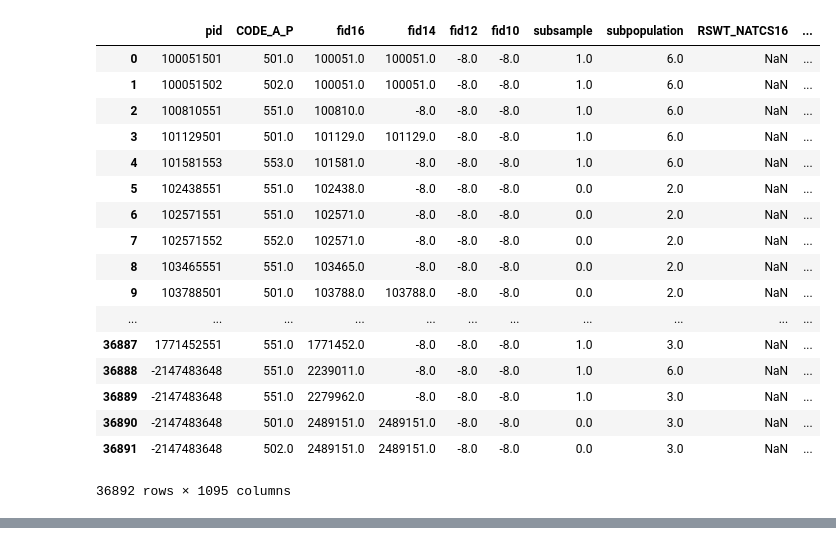
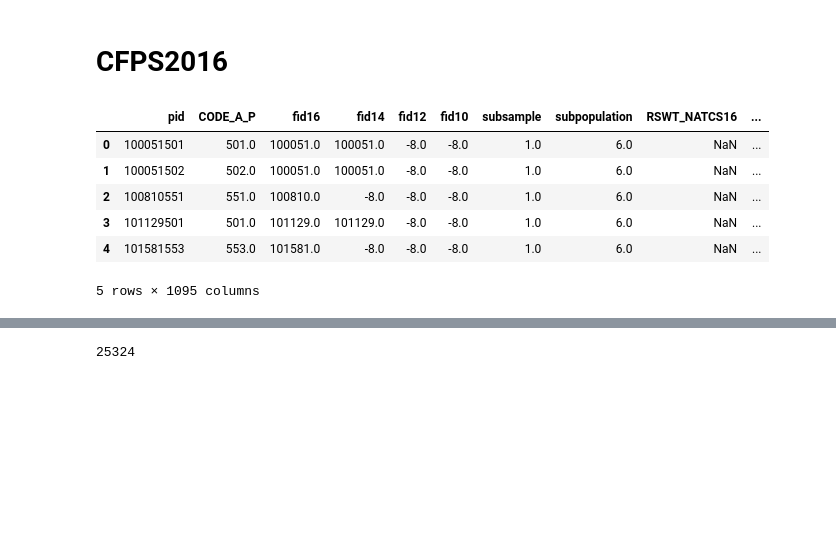
Before and after one commit to yirav/Learning, a Jupyter notebook: cfps2016.ipynb, the cells around one changed output, grey strips where cells are left out. Drawn from its saved outputs; the diff is of its cells as text; code cells hidden in the pictures; blank space fills up the shorter version.

```diff
--- a/cfps2016.ipynb
+++ b/cfps2016.ipynb
@@ -3,6 +3,8 @@ import pandas as pd
 import numpy as np
 from matplotlib import pyplot as plt
 import math
+# %% [markdown]
+# CFPS2016
 # %%
 # 成人问卷
 df1=pd.read_sas('CFPS2016/cfps2016adult_201906.sas7bdat')
@@ -13,26 +15,15 @@ df2=pd.read_sas('CFPS2016/cfps2016famconf_201804.sas7bdat')
 df2[['pid','pid_f']]=df2[['pid','pid_f']].astype(int)
 # %%
 # 个人库
-df1
+df1.head()
 # %% [output]
 |  | pid | CODE_A_P | fid16 | fid14 | fid12 | fid10 | subsample | subpopulation | RSWT_NATCS16 | ... |
 | 0 | 100051501 | 501.0 | 100051.0 | 100051.0 | -8.0 | -8.0 | 1.0 | 6.0 | NaN | ... |
 | 1 | 100051502 | 502.0 | 100051.0 | 100051.0 | -8.0 | -8.0 | 1.0 | 6.0 | NaN | ... |
 | 2 | 100810551 | 551.0 | 100810.0 | -8.0 | -8.0 | -8.0 | 1.0 | 6.0 | NaN | ... |
 | 3 | 101129501 | 501.0 | 101129.0 | 101129.0 | -8.0 | -8.0 | 1.0 | 6.0 | NaN | ... |
 | 4 | 101581553 | 553.0 | 101581.0 | -8.0 | -8.0 | -8.0 | 1.0 | 6.0 | NaN | ... |
-| 5 | 102438551 | 551.0 | 102438.0 | -8.0 | -8.0 | -8.0 | 0.0 | 2.0 | NaN | ... |
-| 6 | 102571551 | 551.0 | 102571.0 | -8.0 | -8.0 | -8.0 | 0.0 | 2.0 | NaN | ... |
-| 7 | 102571552 | 552.0 | 102571.0 | -8.0 | -8.0 | -8.0 | 0.0 | 2.0 | NaN | ... |
-| 8 | 103465551 | 551.0 | 103465.0 | -8.0 | -8.0 | -8.0 | 0.0 | 2.0 | NaN | ... |
-| 9 | 103788501 | 501.0 | 103788.0 | 103788.0 | -8.0 | -8.0 | 0.0 | 2.0 | NaN | ... |
-| ... | ... | ... | ... | ... | ... | ... | ... | ... | ... | ... |
-| 36887 | 1771452551 | 551.0 | 1771452.0 | -8.0 | -8.0 | -8.0 | 1.0 | 3.0 | NaN | ... |
-| 36888 | -2147483648 | 551.0 | 2239011.0 | -8.0 | -8.0 | -8.0 | 1.0 | 6.0 | NaN | ... |
-| 36889 | -2147483648 | 551.0 | 2279962.0 | -8.0 | -8.0 | -8.0 | 1.0 | 3.0 | NaN | ... |
-| 36890 | -2147483648 | 501.0 | 2489151.0 | 2489151.0 | -8.0 | -8.0 | 0.0 | 3.0 | NaN | ... |
-| 36891 | -2147483648 | 502.0 | 2489151.0 | 2489151.0 | -8.0 | -8.0 | 0.0 | 3.0 | NaN | ... |
-36892 rows × 1095 columns
+5 rows × 1095 columns
 # %%
 # 家庭成员关系
 df2
@@ -74,3 +65,7 @@ df2_2=df2_1[['pid','pid_f','co_a16_p','co_a16_f','tb6_a16_p','tb6_a16_f','alive_
+# %%
+len(df2_2)
+# %% [output]
+25324
 # %%
 # 查看有无id重复记录
 df1[df1.pid.duplicated(keep=False)]
```
Also changed, not shown: parts of 47 cells of this notebook.
